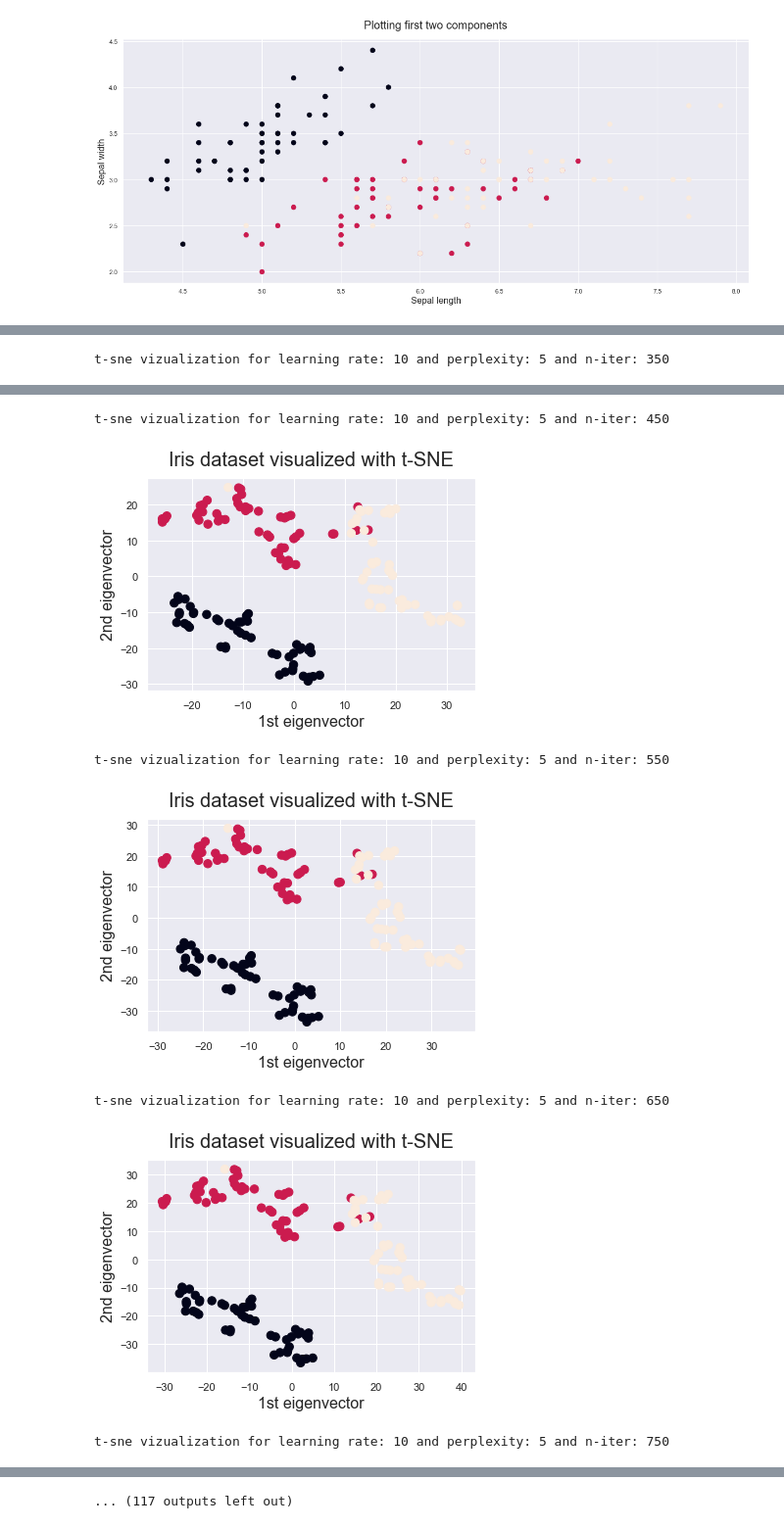
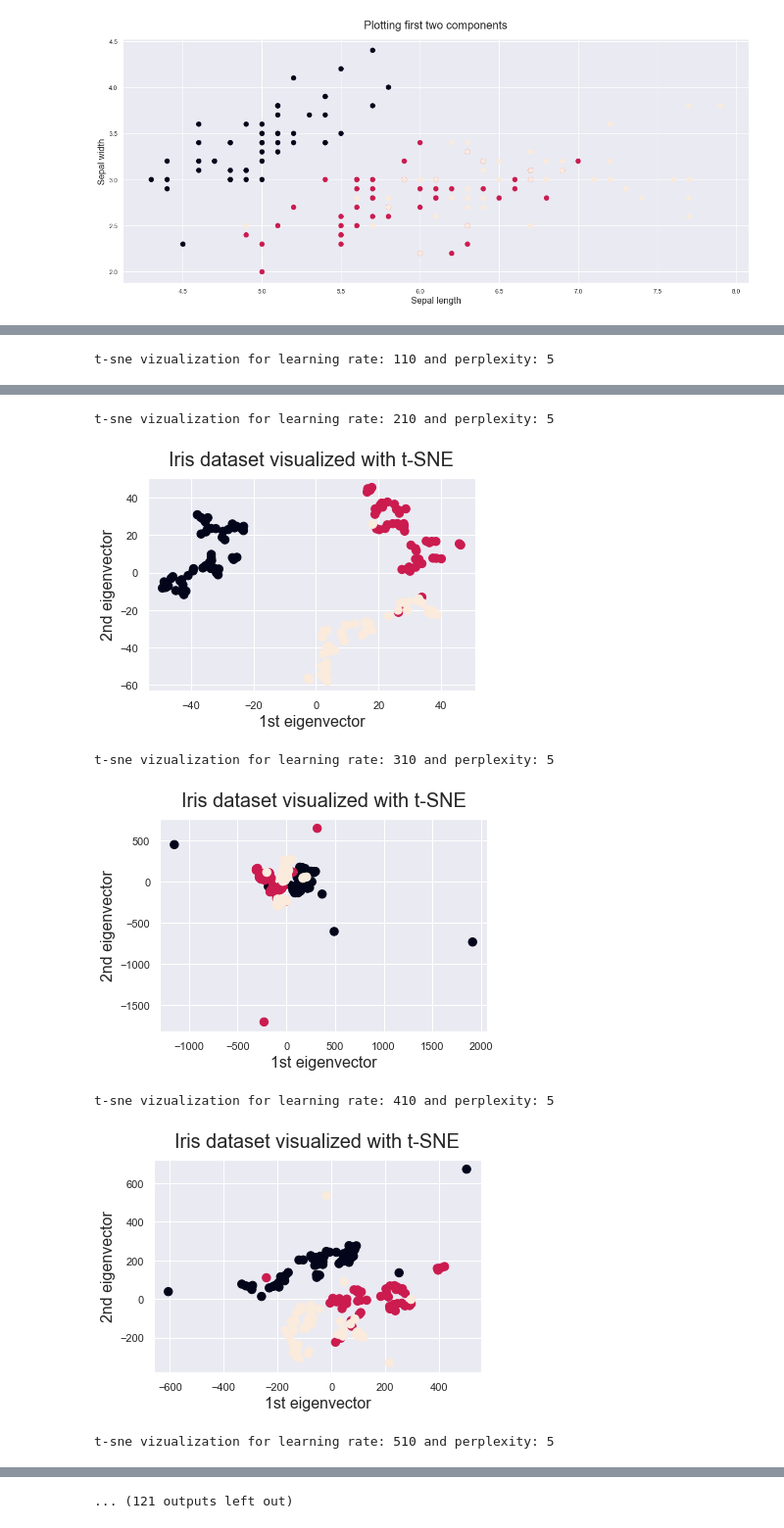
Before and after one commit to idoshte/deep_learning_seminar, a Jupyter notebook: t-sne for iris data.ipynb, the cells around one changed output, grey strips where cells are left out. Shown at 98% size. Saved outputs shown, nothing was run; the diff lists cells and outputs as text; code cells hidden in the pictures.

Commit message:
update viz - 1000 iters

```diff
--- a/t-sne for iris data.ipynb
+++ b/t-sne for iris data.ipynb
@@ -85,9 +85,8 @@ plot_iris_2d(
 [figure]
 # %%
 # CONFIG PARAMETERS FOR T-SNE
-perplxties =list(range(5,50,20))
-learning_rates = list(range(10,1000,300))
-n_iters =list(range(250,1000,100))
+perplxties =list(range(5,50,5))
+learning_rates = list(range(10,1000,100))
 
 learning_rates
 # %% [output]
@@ -96,14 +95,13 @@ learning_rates
 # creat t_sne for all combinations
 for i in perplxties:
     for j in learning_rates:
-        for k in n_iters:
-            tsne = TSNE(n_components=2, n_iter=k, random_state=RANDOM_STATE,learning_rate=j,perplexity=i)
-            points = tsne.fit_transform(iris[features])
-            print(f't-sne vizualization for learning rate: {j} and perplexity: {i} and n-iter: {k}')
-            print()
-            plot_iris_2d(
-                x = points[:, 0],
-                y = points[:, 1],
-                title = 'Iris dataset visualized with t-SNE')
-            plt.show()
+        tsne = TSNE(n_components=2, n_iter=1000, random_state=RANDOM_STATE,learning_rate=j,perplexity=i)
+        points = tsne.fit_transform(iris[features])
+        print(f't-sne vizualization for learning rate: {j} and perplexity: {i}')
+        print()
+        plot_iris_2d(
+            x = points[:, 0],
+            y = points[:, 1],
+            title = 'Iris dataset visualized with t-SNE')
+        plt.show()
 # %% [output]
@@ -112 +110 @@ t-sne vizualization for learning rate: 10 and perplexity: 5 and n-iter: 250
-t-sne vizualization for learning rate: 10 and perplexity: 5 and n-iter: 350
+t-sne vizualization for learning rate: 110 and perplexity: 5
@@ -114,7 +112,7 @@ t-sne vizualization for learning rate: 10 and perplexity: 5 and n-iter: 350
-t-sne vizualization for learning rate: 10 and perplexity: 5 and n-iter: 450
+t-sne vizualization for learning rate: 210 and perplexity: 5
-[figure, old version]
+[figure, new version]
-t-sne vizualization for learning rate: 10 and perplexity: 5 and n-iter: 550
+t-sne vizualization for learning rate: 310 and perplexity: 5
-[figure, old version]
+[figure, new version]
-t-sne vizualization for learning rate: 10 and perplexity: 5 and n-iter: 650
+t-sne vizualization for learning rate: 410 and perplexity: 5
-[figure, old version]
+[figure, new version]
-t-sne vizualization for learning rate: 10 and perplexity: 5 and n-iter: 750
+t-sne vizualization for learning rate: 510 and perplexity: 5
@@ -122 +120 @@ t-sne vizualization for learning rate: 10 and perplexity: 5 and n-iter: 750
-... (117 outputs left out)
+... (121 outputs left out)
```
Also changed, not shown: parts of 2 cells of this notebook.
